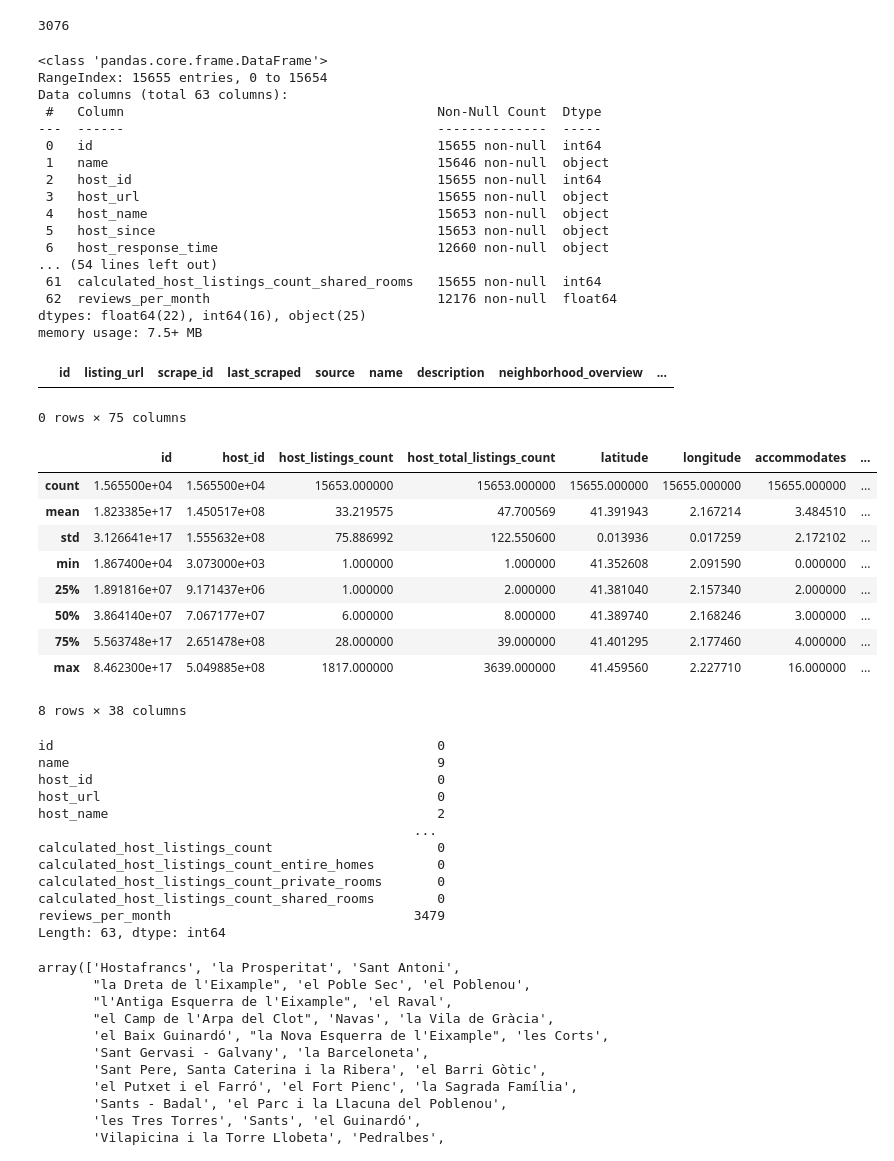
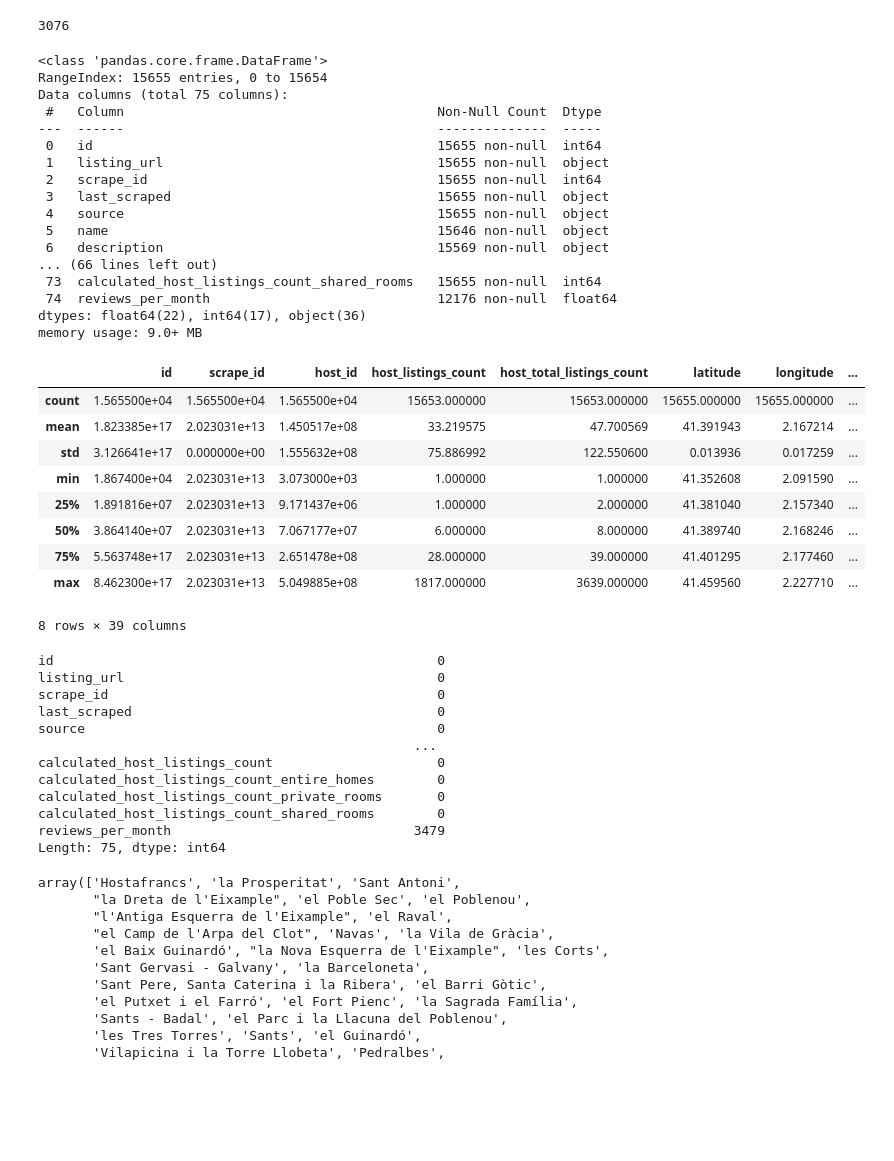
Before and after one commit to scheinmensch/Infringement_Detection_on_Airbnb, a Jupyter notebook: notebooks/Barcelona EDA.ipynb, the cells around one changed output. Cells and saved outputs as stored; diff of their text form; code cells hidden in the pictures; blank space fills up the shorter version.

Commit message:
scraper and further EDA

```diff
--- a/notebooks/Barcelona EDA.ipynb
+++ b/notebooks/Barcelona EDA.ipynb
@@ -51,57 +65,51 @@ bcn_orginal['host_name'].nunique()
 # %% [output]
 3076
 # %%
-bcn.info()
+bcn_orginal.info()
 # %% [output]
 <class 'pandas.core.frame.DataFrame'>
 RangeIndex: 15655 entries, 0 to 15654
-Data columns (total 63 columns):
+Data columns (total 75 columns):
  #   Column                                        Non-Null Count  Dtype
 ---  ------                                        --------------  -----
  0   id                                            15655 non-null  int64
- 1   name                                          15646 non-null  object
- 2   host_id                                       15655 non-null  int64
- 3   host_url                                      15655 non-null  object
- 4   host_name                                     15653 non-null  object
- 5   host_since                                    15653 non-null  object
- 6   host_response_time                            12660 non-null  object
-... (54 lines left out)
- 61  calculated_host_listings_count_shared_rooms   15655 non-null  int64
- 62  reviews_per_month                             12176 non-null  float64
-dtypes: float64(22), int64(16), object(25)
-memory usage: 7.5+ MB
+ 1   listing_url                                   15655 non-null  object
+ 2   scrape_id                                     15655 non-null  int64
+ 3   last_scraped                                  15655 non-null  object
+ 4   source                                        15655 non-null  object
+ 5   name                                          15646 non-null  object
+ 6   description                                   15569 non-null  object
+... (66 lines left out)
+ 73  calculated_host_listings_count_shared_rooms   15655 non-null  int64
+ 74  reviews_per_month                             12176 non-null  float64
+dtypes: float64(22), int64(17), object(36)
+memory usage: 9.0+ MB
-# %%
-duplicateRows = bcn[bcn.duplicated()]
-duplicateRows
-# %% [output]
-|  | id | listing_url | scrape_id | last_scraped | source | name | description | neighborhood_overview | ... |
-0 rows × 75 columns
 # %%
-bcn.describe()
+bcn_orginal.describe()
 # %% [output]
-|  | id | host_id | host_listings_count | host_total_listings_count | latitude | longitude | accommodates | ... |
-| count | 1.565500e+04 | 1.565500e+04 | 15653.000000 | 15653.000000 | 15655.000000 | 15655.000000 | 15655.000000 | ... |
-| mean | 1.823385e+17 | 1.450517e+08 | 33.219575 | 47.700569 | 41.391943 | 2.167214 | 3.484510 | ... |
-| std | 3.126641e+17 | 1.555632e+08 | 75.886992 | 122.550600 | 0.013936 | 0.017259 | 2.172102 | ... |
-| min | 1.867400e+04 | 3.073000e+03 | 1.000000 | 1.000000 | 41.352608 | 2.091590 | 0.000000 | ... |
-| 25% | 1.891816e+07 | 9.171437e+06 | 1.000000 | 2.000000 | 41.381040 | 2.157340 | 2.000000 | ... |
-| 50% | 3.864140e+07 | 7.067177e+07 | 6.000000 | 8.000000 | 41.389740 | 2.168246 | 3.000000 | ... |
-| 75% | 5.563748e+17 | 2.651478e+08 | 28.000000 | 39.000000 | 41.401295 | 2.177460 | 4.000000 | ... |
-| max | 8.462300e+17 | 5.049885e+08 | 1817.000000 | 3639.000000 | 41.459560 | 2.227710 | 16.000000 | ... |
+|  | id | scrape_id | host_id | host_listings_count | host_total_listings_count | latitude | longitude | ... |
+| count | 1.565500e+04 | 1.565500e+04 | 1.565500e+04 | 15653.000000 | 15653.000000 | 15655.000000 | 15655.000000 | ... |
+| mean | 1.823385e+17 | 2.023031e+13 | 1.450517e+08 | 33.219575 | 47.700569 | 41.391943 | 2.167214 | ... |
+| std | 3.126641e+17 | 0.000000e+00 | 1.555632e+08 | 75.886992 | 122.550600 | 0.013936 | 0.017259 | ... |
+| min | 1.867400e+04 | 2.023031e+13 | 3.073000e+03 | 1.000000 | 1.000000 | 41.352608 | 2.091590 | ... |
+| 25% | 1.891816e+07 | 2.023031e+13 | 9.171437e+06 | 1.000000 | 2.000000 | 41.381040 | 2.157340 | ... |
+| 50% | 3.864140e+07 | 2.023031e+13 | 7.067177e+07 | 6.000000 | 8.000000 | 41.389740 | 2.168246 | ... |
+| 75% | 5.563748e+17 | 2.023031e+13 | 2.651478e+08 | 28.000000 | 39.000000 | 41.401295 | 2.177460 | ... |
+| max | 8.462300e+17 | 2.023031e+13 | 5.049885e+08 | 1817.000000 | 3639.000000 | 41.459560 | 2.227710 | ... |
-8 rows × 38 columns
+8 rows × 39 columns
 # %%
-bcn.isnull().sum()
+bcn_orginal.isnull().sum()
 # %% [output]
 id                                                 0
-name                                               9
-host_id                                            0
-host_url                                           0
-host_name                                          2
+listing_url                                        0
+scrape_id                                          0
+last_scraped                                       0
+source                                             0
                                                 ...
 calculated_host_listings_count                     0
 calculated_host_listings_count_entire_homes        0
 calculated_host_listings_count_private_rooms       0
 calculated_host_listings_count_shared_rooms        0
 reviews_per_month                               3479
-Length: 63, dtype: int64
+Length: 75, dtype: int64
 # %%
```
Also changed, not shown: parts of 19 cells of this notebook, 1 other file.
